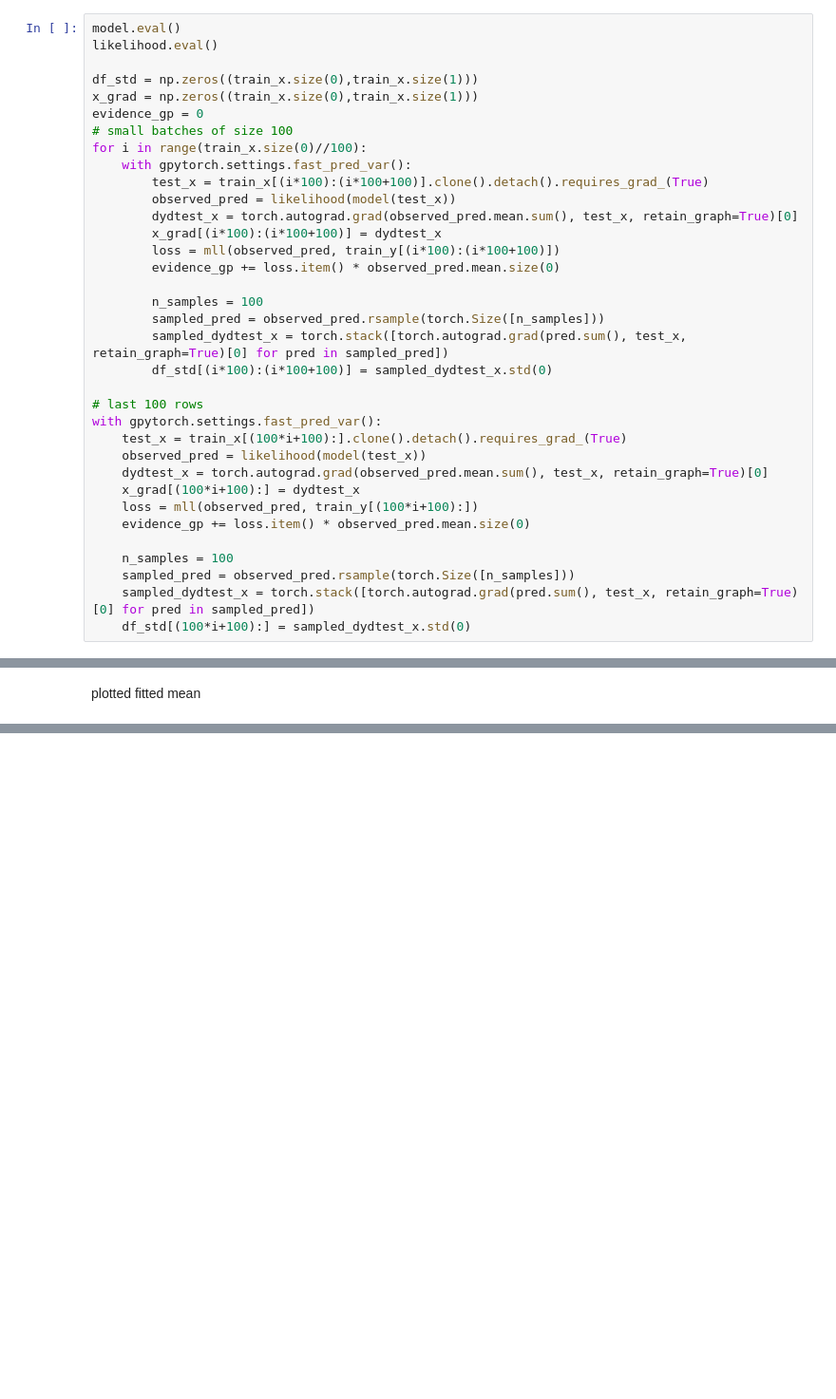
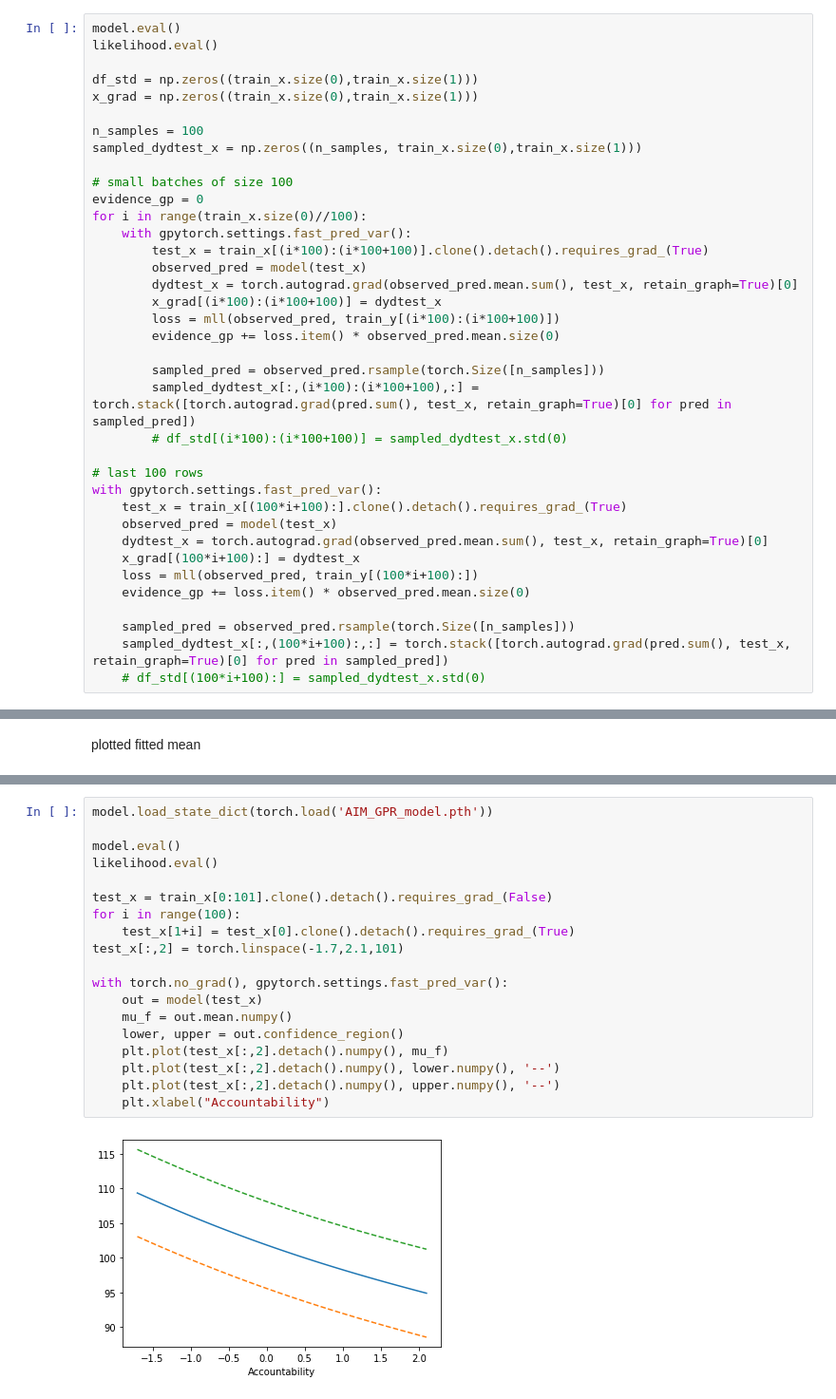
Before and after one commit to yahoochen97/GP_gradient, a Jupyter notebook: PIRI/AccountabilityInfantMortality_GPR.ipynb, the cells around one changed output, grey strips where cells are left out. Shown at 95% size. Drawn from its saved outputs; the diff is of its cells as text; blank space fills up the shorter version.

```diff
--- a/PIRI/AccountabilityInfantMortality_GPR.ipynb
+++ b/PIRI/AccountabilityInfantMortality_GPR.ipynb
@@ -299,35 +299,37 @@ likelihood.eval()
 
 df_std = np.zeros((train_x.size(0),train_x.size(1)))
 x_grad = np.zeros((train_x.size(0),train_x.size(1)))
+
+n_samples = 100
+sampled_dydtest_x = np.zeros((n_samples, train_x.size(0),train_x.size(1)))
+
+# small batches of size 100
 evidence_gp = 0
-# small batches of size 100
 for i in range(train_x.size(0)//100):
     with gpytorch.settings.fast_pred_var():
         test_x = train_x[(i*100):(i*100+100)].clone().detach().requires_grad_(True)
-        observed_pred = likelihood(model(test_x))
+        observed_pred = model(test_x)
         dydtest_x = torch.autograd.grad(observed_pred.mean.sum(), test_x, retain_graph=True)[0]
         x_grad[(i*100):(i*100+100)] = dydtest_x
         loss = mll(observed_pred, train_y[(i*100):(i*100+100)])
         evidence_gp += loss.item() * observed_pred.mean.size(0)
 
-        n_samples = 100
         sampled_pred = observed_pred.rsample(torch.Size([n_samples]))
-        sampled_dydtest_x = torch.stack([torch.autograd.grad(pred.sum(), test_x, retain_graph=True)[0] for pred in sampled_pred])
-        df_std[(i*100):(i*100+100)] = sampled_dydtest_x.std(0)
+        sampled_dydtest_x[:,(i*100):(i*100+100),:] = torch.stack([torch.autograd.grad(pred.sum(), test_x, retain_graph=True)[0] for pred in sampled_pred])
+        # df_std[(i*100):(i*100+100)] = sampled_dydtest_x.std(0)
 
 # last 100 rows
 with gpytorch.settings.fast_pred_var():
     test_x = train_x[(100*i+100):].clone().detach().requires_grad_(True)
-    observed_pred = likelihood(model(test_x))
+    observed_pred = model(test_x)
     dydtest_x = torch.autograd.grad(observed_pred.mean.sum(), test_x, retain_graph=True)[0]
     x_grad[(100*i+100):] = dydtest_x
     loss = mll(observed_pred, train_y[(100*i+100):])
     evidence_gp += loss.item() * observed_pred.mean.size(0)
 
-    n_samples = 100
     sampled_pred = observed_pred.rsample(torch.Size([n_samples]))
-    sampled_dydtest_x = torch.stack([torch.autograd.grad(pred.sum(), test_x, retain_graph=True)[0] for pred in sampled_pred])
-    df_std[(100*i+100):] = sampled_dydtest_x.std(0)
+    sampled_dydtest_x[:,(100*i+100):,:] = torch.stack([torch.autograd.grad(pred.sum(), test_x, retain_graph=True)[0] for pred in sampled_pred])
+    # df_std[(100*i+100):] = sampled_dydtest_x.std(0)
 # %% [markdown]
 accesse marginal effects of regressors including accountability
 # %%
@@ -436,3 +414,24 @@ results.to_csv("./results/AIM_fitted_gpr.csv",index=False) #save to file
 2  Mexico
 3  Mexico
 4  Mexico
+# %%
+model.load_state_dict(torch.load('AIM_GPR_model.pth'))
+
+model.eval()
+likelihood.eval()
+
+test_x = train_x[0:101].clone().detach().requires_grad_(False)
+for i in range(100):
+    test_x[1+i] = test_x[0].clone().detach().requires_grad_(True)
+test_x[:,2] = torch.linspace(-1.7,2.1,101)
+
+with torch.no_grad(), gpytorch.settings.fast_pred_var():
+    out = model(test_x)
+    mu_f = out.mean.numpy()
+    lower, upper = out.confidence_region()
+    plt.plot(test_x[:,2].detach().numpy(), mu_f)
+    plt.plot(test_x[:,2].detach().numpy(), lower.numpy(), '--')
+    plt.plot(test_x[:,2].detach().numpy(), upper.numpy(), '--')
+    plt.xlabel("Accountability")
+# %% [output]
+[figure, added]
```
Also changed, not shown: parts of 4 cells of this notebook.
